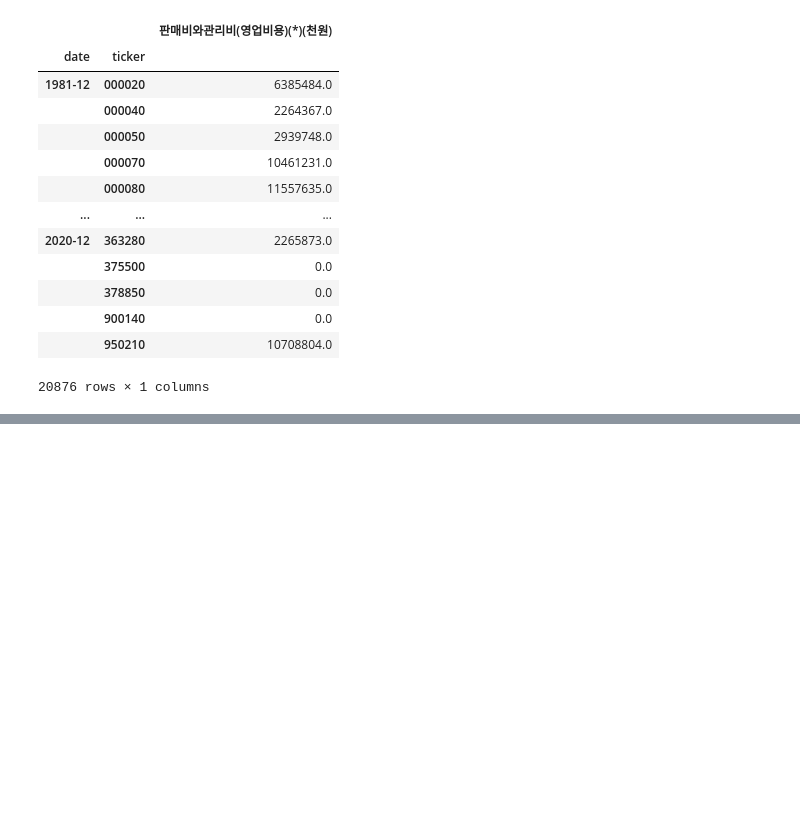
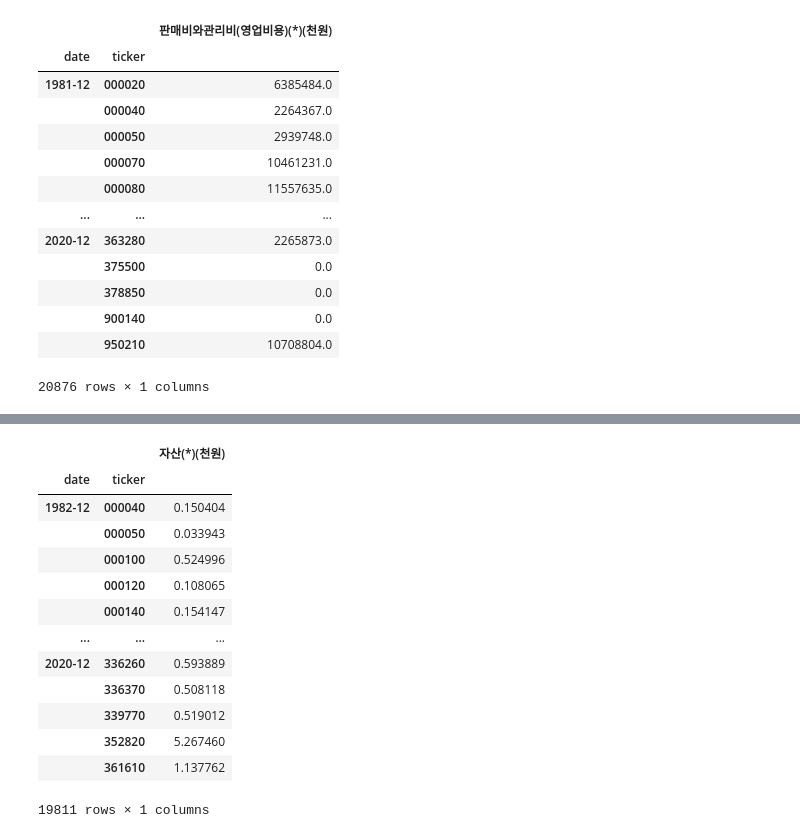
Before and after one commit to Hertz-and-Alpha/machine-learning-for-trading-korea-stock, a Jupyter notebook: data/create_fama_french_kospi.ipynb, the cells around one changed output, grey strips where cells are left out. Cells and saved outputs as stored; diff of their text form; code cells hidden in the pictures; blank space fills up the shorter version.

```diff
--- a/data/create_fama_french_kospi.ipynb
+++ b/data/create_fama_french_kospi.ipynb
@@ -319,0 +358,23 @@ op_data
+# %%
+total_asset = get_ifrs_data('IFRS/TotalAssets.csv')
+# %%
+total_assett_unstack = total_asset.unstack('ticker')
+# %%
+inv = (total_assett_unstack / total_assett_unstack.shift(1)).stack('ticker') - 1
+# %%
+inv
+# %% [output]
+|  |  | 자산(*)(천원) |
+| date | ticker |  |
+| 1982-12 | 000040 | 0.150404 |
+|  | 000050 | 0.033943 |
+|  | 000100 | 0.524996 |
+|  | 000120 | 0.108065 |
+|  | 000140 | 0.154147 |
+| ... | ... | ... |
+| 2020-12 | 336260 | 0.593889 |
+|  | 336370 | 0.508118 |
+|  | 339770 | 0.519012 |
+|  | 352820 | 5.267460 |
+|  | 361610 | 1.137762 |
+19811 rows × 1 columns
```
Also changed, not shown: parts of 8 cells of this notebook.
